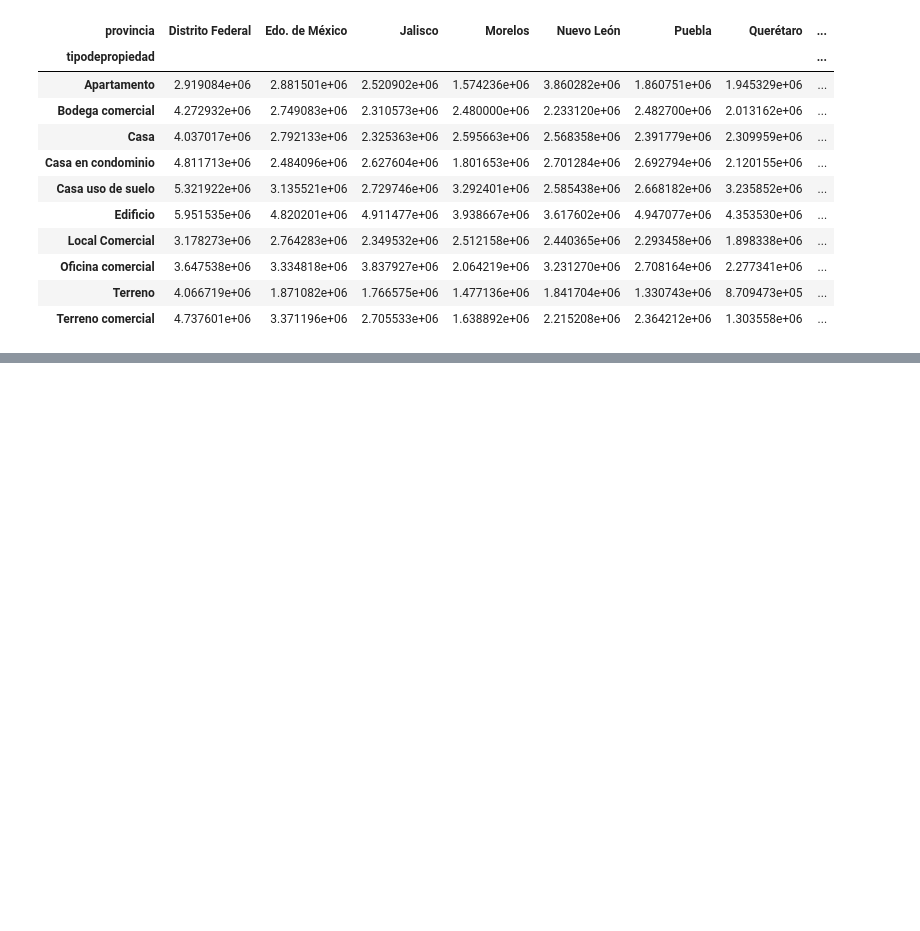
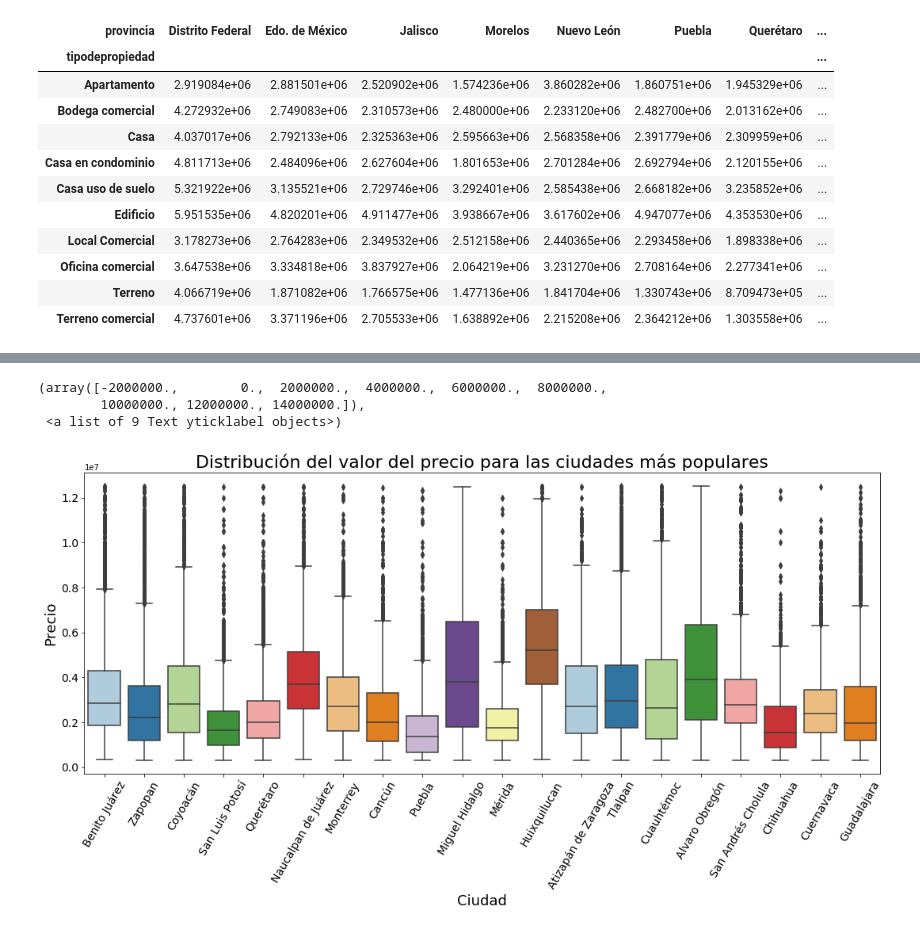
Before and after one commit to luctiz/Grupo43-TP1, a Jupyter notebook: AnalisisSobrePrecio.ipynb, the cells around one changed output, grey strips where cells are left out. Saved outputs shown, nothing was run; the diff lists cells and outputs as text; code cells hidden in the pictures; blank space fills up the shorter version.

Commit message:
agrego unos anáisis sobre precios

```diff
--- a/AnalisisSobrePrecio.ipynb
+++ b/AnalisisSobrePrecio.ipynb
@@ -161,0 +166,3 @@ Text(0.5,33,'Provincia')
+# %%
+ciudades_populares = df.ciudad.value_counts().head(20).index
+ciudades_populares
@@ -161,0 +176,3 @@ Text(0.5,33,'Provincia')
+# %%
+precios_ciudades_pop = df.loc[df.ciudad.isin(ciudades_populares), ['precio', 'ciudad']]
+precios_ciudades_pop.head()
@@ -161,0 +186,14 @@ Text(0.5,33,'Provincia')
+# %%
+plt.figure(figsize = (18,7))
+grafico = sns.boxplot( x=precios_ciudades_pop["ciudad"], y=precios_ciudades_pop["precio"], palette="Paired")
+grafico.set_xticklabels(grafico.get_xticklabels(),rotation=60)
+grafico.set_title('Distribución del valor del precio para las ciudades más populares', fontsize =  22)
+grafico.set_ylabel('Precio', fontsize = 18)
+grafico.set_xlabel('Ciudad', fontsize = 18)
+plt.xticks(fontsize=14)
+plt.yticks(fontsize=14)
+# %% [output]
+(array([-2000000.,        0.,  2000000.,  4000000.,  6000000.,  8000000.,
+        10000000., 12000000., 14000000.]),
+ <a list of 9 Text yticklabel objects>)
+[figure, added]
```
Also changed, not shown: parts of 13 cells of this notebook.
